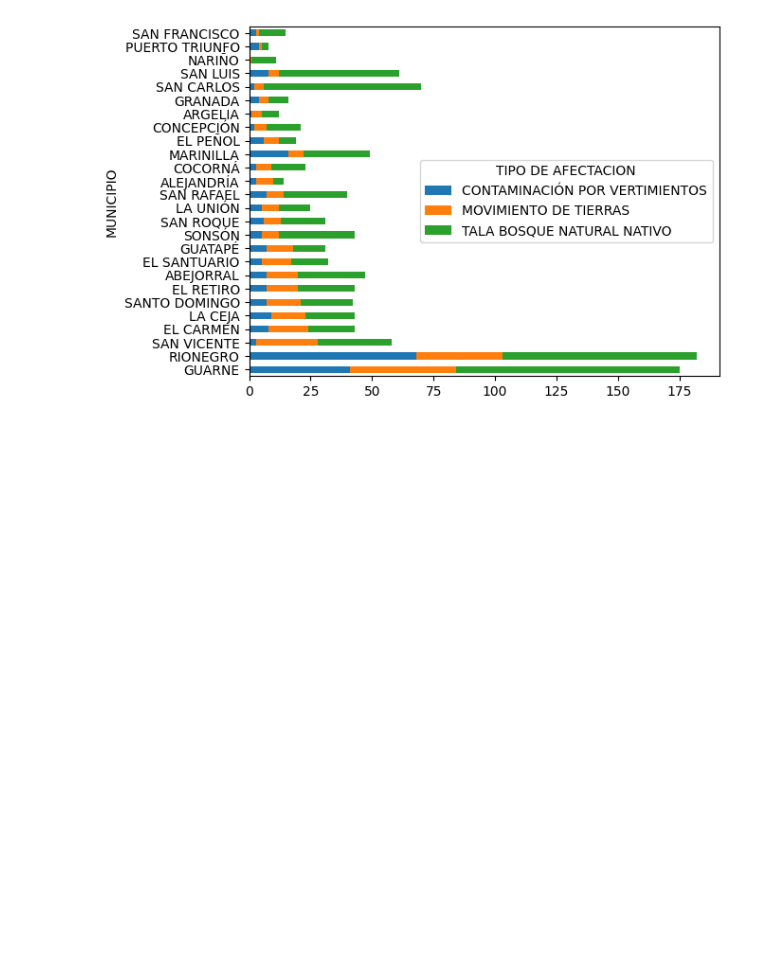
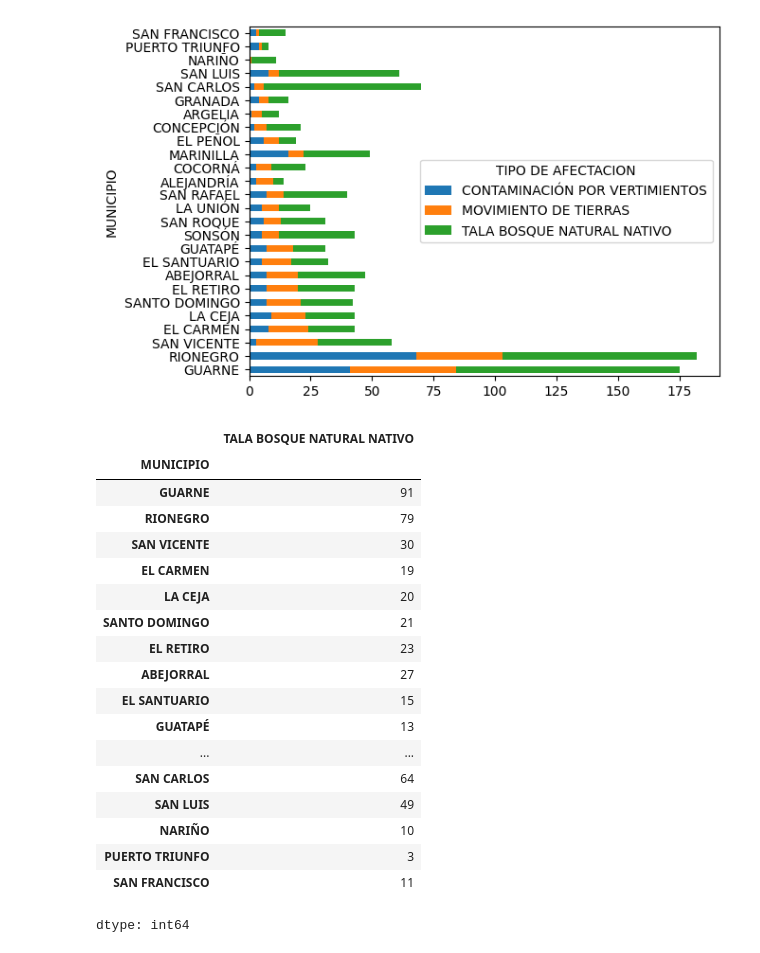
Before and after one commit to asegura4488/CienciaDatos, a Jupyter notebook: Semana4/QuejasAmbientales.ipynb, the cells around one changed output. Saved outputs shown, nothing was run; the diff lists cells and outputs as text; code cells hidden in the pictures; blank space fills up the shorter version.

```diff
--- a/Semana4/QuejasAmbientales.ipynb
+++ b/Semana4/QuejasAmbientales.ipynb
@@ -176,0 +179,23 @@ ax = CrossAfectacion.plot( kind= 'barh', stacked=True )
+# %%
+TalaBosques = CrossAfectacion['TALA BOSQUE NATURAL NATIVO']
+TalaBosques
+# %% [output]
+|  | TALA BOSQUE NATURAL NATIVO |
+| MUNICIPIO |  |
+| GUARNE | 91 |
+| RIONEGRO | 79 |
+| SAN VICENTE | 30 |
+| EL CARMEN | 19 |
+| LA CEJA | 20 |
+| SANTO DOMINGO | 21 |
+| EL RETIRO | 23 |
+| ABEJORRAL | 27 |
+| EL SANTUARIO | 15 |
+| GUATAPÉ | 13 |
+| ... | ... |
+| SAN CARLOS | 64 |
+| SAN LUIS | 49 |
+| NARIÑO | 10 |
+| PUERTO TRIUNFO | 3 |
+| SAN FRANCISCO | 11 |
+dtype: int64
```
Also changed, not shown: parts of 3 cells of this notebook.
